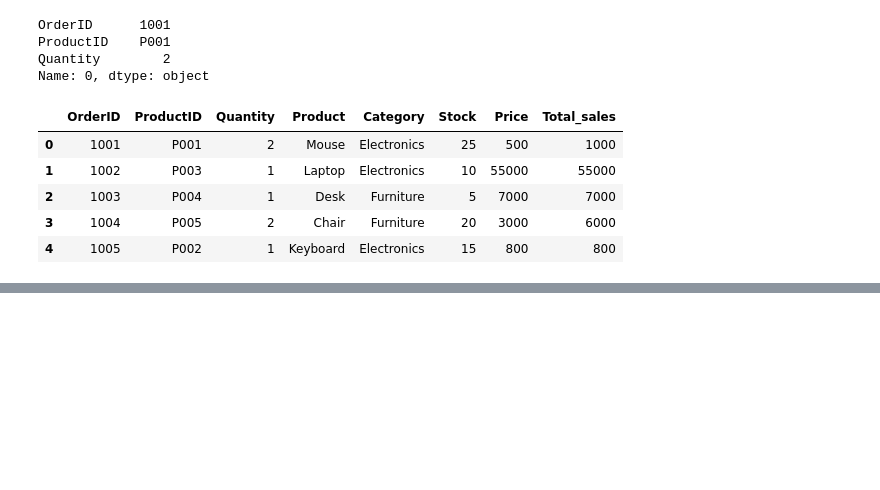
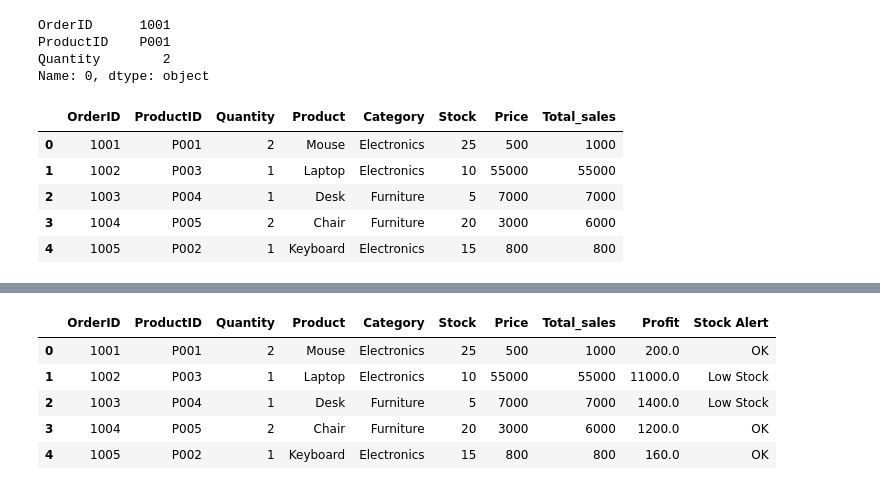
Before and after one commit to prasad-hp/Data_Analysis_Practice, a Jupyter notebook: practical_examples/python.ipynb, the cells around one changed output, grey strips where cells are left out. Cells and saved outputs as stored; diff of their text form; code cells hidden in the pictures; blank space fills up the shorter version.

```diff
--- a/practical_examples/python.ipynb
+++ b/practical_examples/python.ipynb
@@ -295,0 +613,2 @@ mer
+# %%
+mer['Profit'] = mer['Total_sales'] * 0.20
@@ -295,0 +624,16 @@ mer
+# %%
+def stoct_cat(x):
+    if x > 10:
+        return 'OK'
+    else: return 'Low Stock'
+# %%
+mer['Stock Alert'] = mer['Stock'].apply(stoct_cat)
+# %%
+mer
+# %% [output]
+|  | OrderID | ProductID | Quantity | Product | Category | Stock | Price | Total_sales | Profit | Stock Alert |
+| 0 | 1001 | P001 | 2 | Mouse | Electronics | 25 | 500 | 1000 | 200.0 | OK |
+| 1 | 1002 | P003 | 1 | Laptop | Electronics | 10 | 55000 | 55000 | 11000.0 | Low Stock |
+| 2 | 1003 | P004 | 1 | Desk | Furniture | 5 | 7000 | 7000 | 1400.0 | Low Stock |
+| 3 | 1004 | P005 | 2 | Chair | Furniture | 20 | 3000 | 6000 | 1200.0 | OK |
+| 4 | 1005 | P002 | 1 | Keyboard | Electronics | 15 | 800 | 800 | 160.0 | OK |
```
Also changed, not shown: parts of 42 cells of this notebook, 7 other files.
